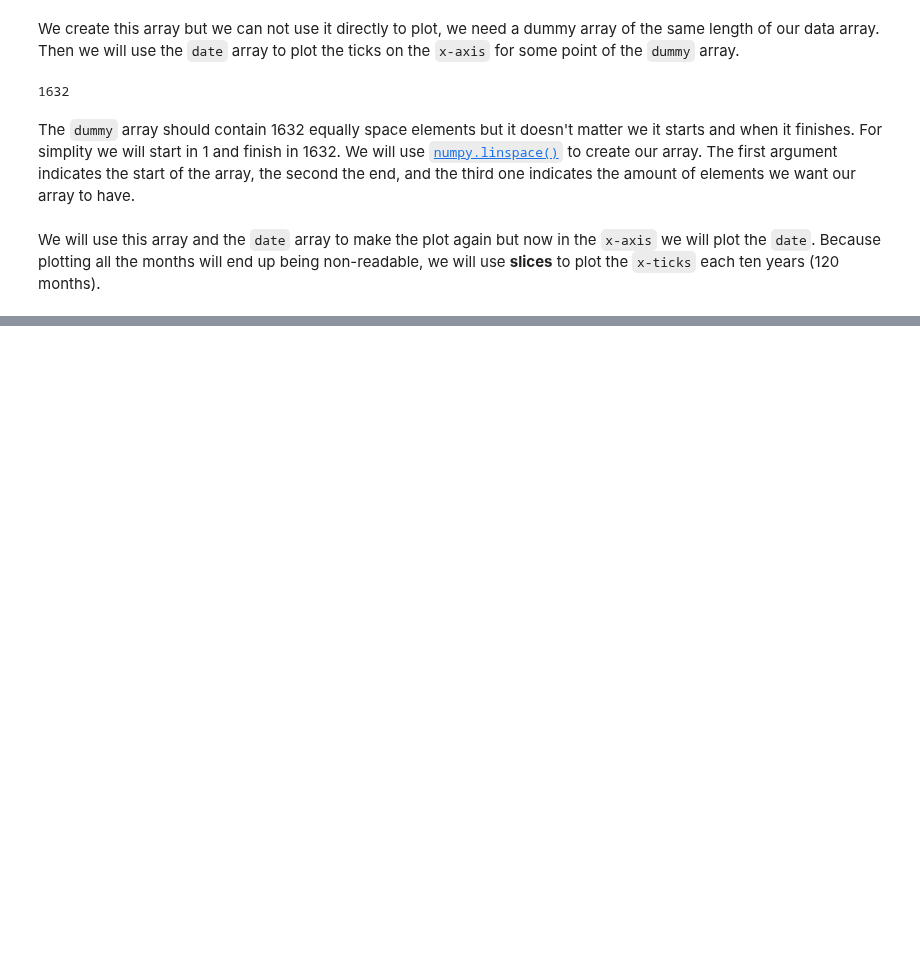
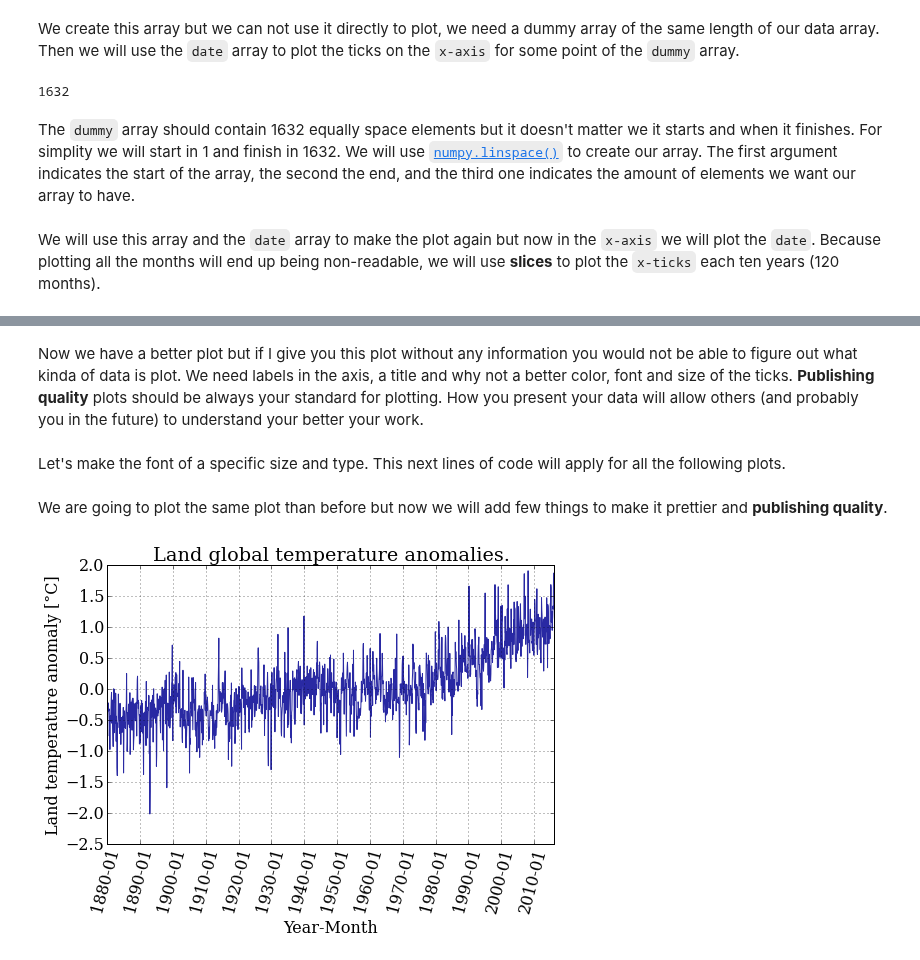
Before and after one commit to barbagroup/essential_skills_RRC, a Jupyter notebook: the_python_scientific_stack.ipynb, the cells around one changed output, grey strips where cells are left out. Saved outputs shown, nothing was run; the diff lists cells and outputs as text; code cells hidden in the pictures; blank space fills up the shorter version.

Commit message:
Adding importance of making publishing quality plots

```diff
--- a/the_python_scientific_stack.ipynb
+++ b/the_python_scientific_stack.ipynb
@@ -188,3 +188,24 @@ pyplot.plot(dummy,T_land[:,1]);
+# %% [markdown]
+Now we have a better plot but if I give you this plot without any information you would not be able to figure out what kinda of data is plot. We need labels in the axis, a title and why not a better color, font and size of the ticks.
+**Publishing quality** plots should be always your standard for plotting. How you present your data will allow others (and probably you in the future) to understand your better your work.
+# %% [markdown]
+Let's make the font of a specific size and type. This next lines of code will apply for all the following plots.
+# %%
+from matplotlib import rcParams
+rcParams['font.family'] = 'serif'
+rcParams['font.size'] = 16
+# %% [markdown]
+We are going to plot the same plot than before but now we will add few things to make it prettier and **publishing quality**.
+# %%
+pyplot.figure(figsize=(8,5))
+pyplot.xticks(dummy[::12*10], date[::12*10] , rotation=75)
+pyplot.plot(dummy,T_land[:,1], color='#2929a3', ls='-', lw=1)
+pyplot.title('Land global temperature anomalies.')
+pyplot.xlabel('Year-Month')
+pyplot.ylabel('Land temperature anomaly [°C]')
+pyplot.grid();
+# %% [output]
+[figure, added]
 # %%
 #Ignore this cell, It simply loads a style for the notebook.
 
```
Also changed, not shown: parts of 6 cells of this notebook.
